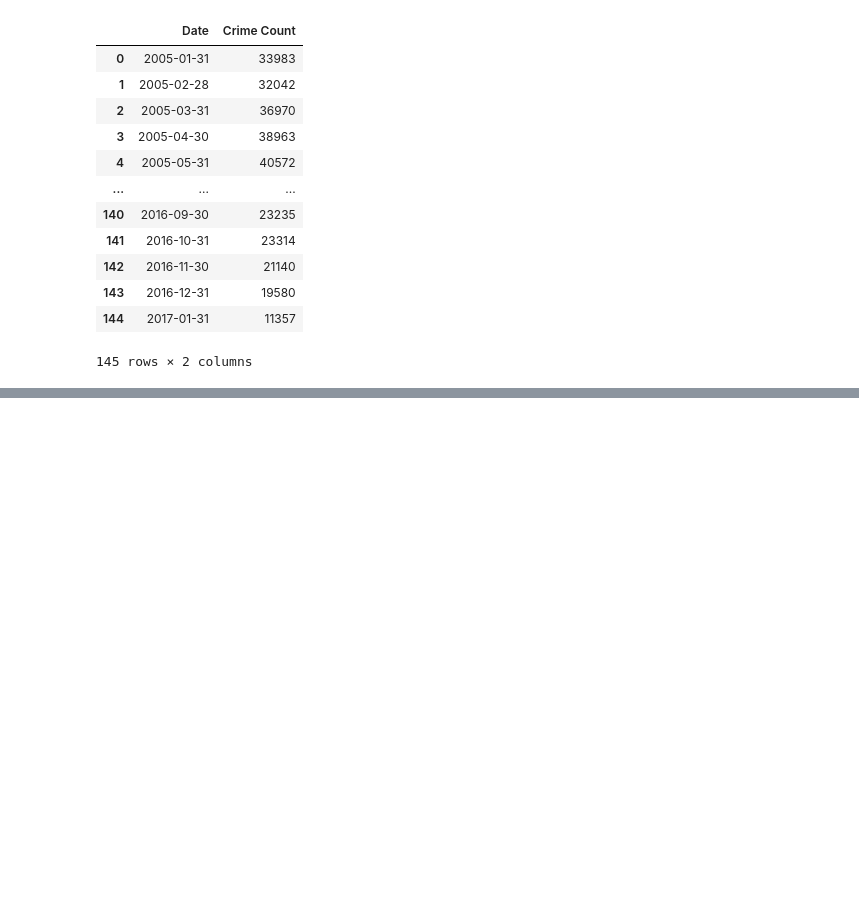
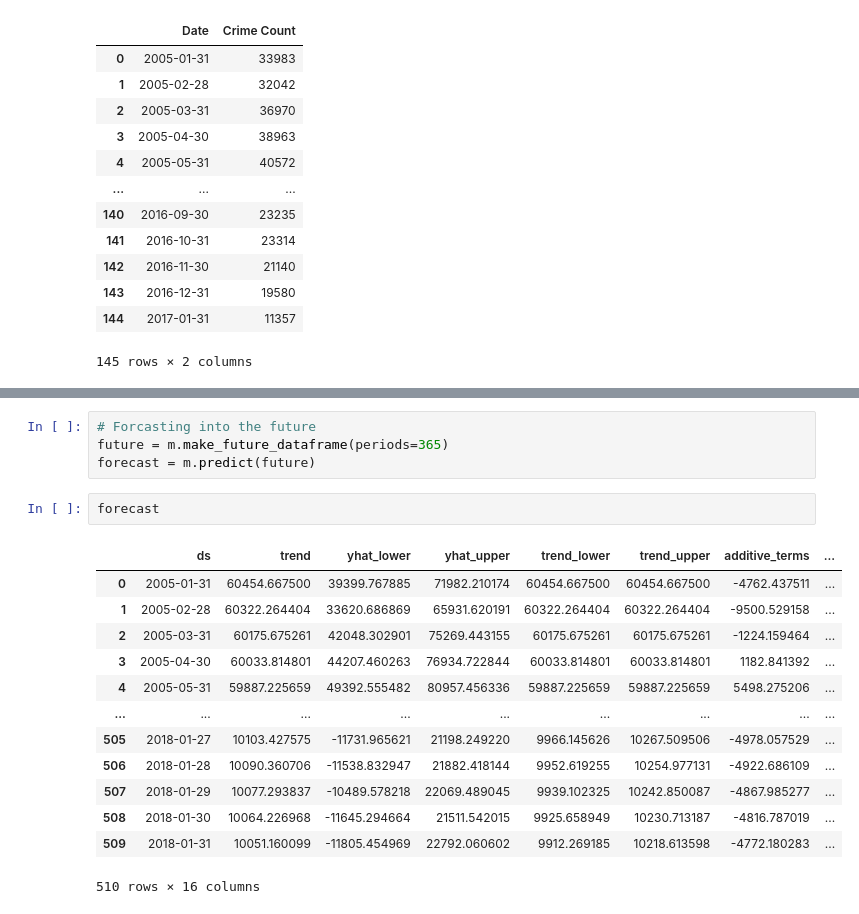
Before and after one commit to elarsaks/8ML-Projects, a Jupyter notebook: Project 3/MySolution.ipynb, the cells around one changed output, grey strips where cells are left out. Saved outputs shown, nothing was run; the diff lists cells and outputs as text; blank space fills up the shorter version.

```diff
--- a/Project 3/MySolution.ipynb
+++ b/Project 3/MySolution.ipynb
@@ -321,0 +353,20 @@ chicago_prophet_df
+# %%
+# Forcasting into the future
+future = m.make_future_dataframe(periods=365)
+forecast = m.predict(future)
+# %%
+forecast
+# %% [output]
+|  | ds | trend | yhat_lower | yhat_upper | trend_lower | trend_upper | additive_terms | ... |
+| 0 | 2005-01-31 | 60454.667500 | 39399.767885 | 71982.210174 | 60454.667500 | 60454.667500 | -4762.437511 | ... |
+| 1 | 2005-02-28 | 60322.264404 | 33620.686869 | 65931.620191 | 60322.264404 | 60322.264404 | -9500.529158 | ... |
+| 2 | 2005-03-31 | 60175.675261 | 42048.302901 | 75269.443155 | 60175.675261 | 60175.675261 | -1224.159464 | ... |
+| 3 | 2005-04-30 | 60033.814801 | 44207.460263 | 76934.722844 | 60033.814801 | 60033.814801 | 1182.841392 | ... |
+| 4 | 2005-05-31 | 59887.225659 | 49392.555482 | 80957.456336 | 59887.225659 | 59887.225659 | 5498.275206 | ... |
+| ... | ... | ... | ... | ... | ... | ... | ... | ... |
+| 505 | 2018-01-27 | 10103.427575 | -11731.965621 | 21198.249220 | 9966.145626 | 10267.509506 | -4978.057529 | ... |
+| 506 | 2018-01-28 | 10090.360706 | -11538.832947 | 21882.418144 | 9952.619255 | 10254.977131 | -4922.686109 | ... |
+| 507 | 2018-01-29 | 10077.293837 | -10489.578218 | 22069.489045 | 9939.102325 | 10242.850087 | -4867.985277 | ... |
+| 508 | 2018-01-30 | 10064.226968 | -11645.294664 | 21511.542015 | 9925.658949 | 10230.713187 | -4816.787019 | ... |
+| 509 | 2018-01-31 | 10051.160099 | -11805.454969 | 22792.060602 | 9912.269185 | 10218.613598 | -4772.180283 | ... |
+510 rows × 16 columns
```
Also changed, not shown: parts of 7 cells of this notebook.
